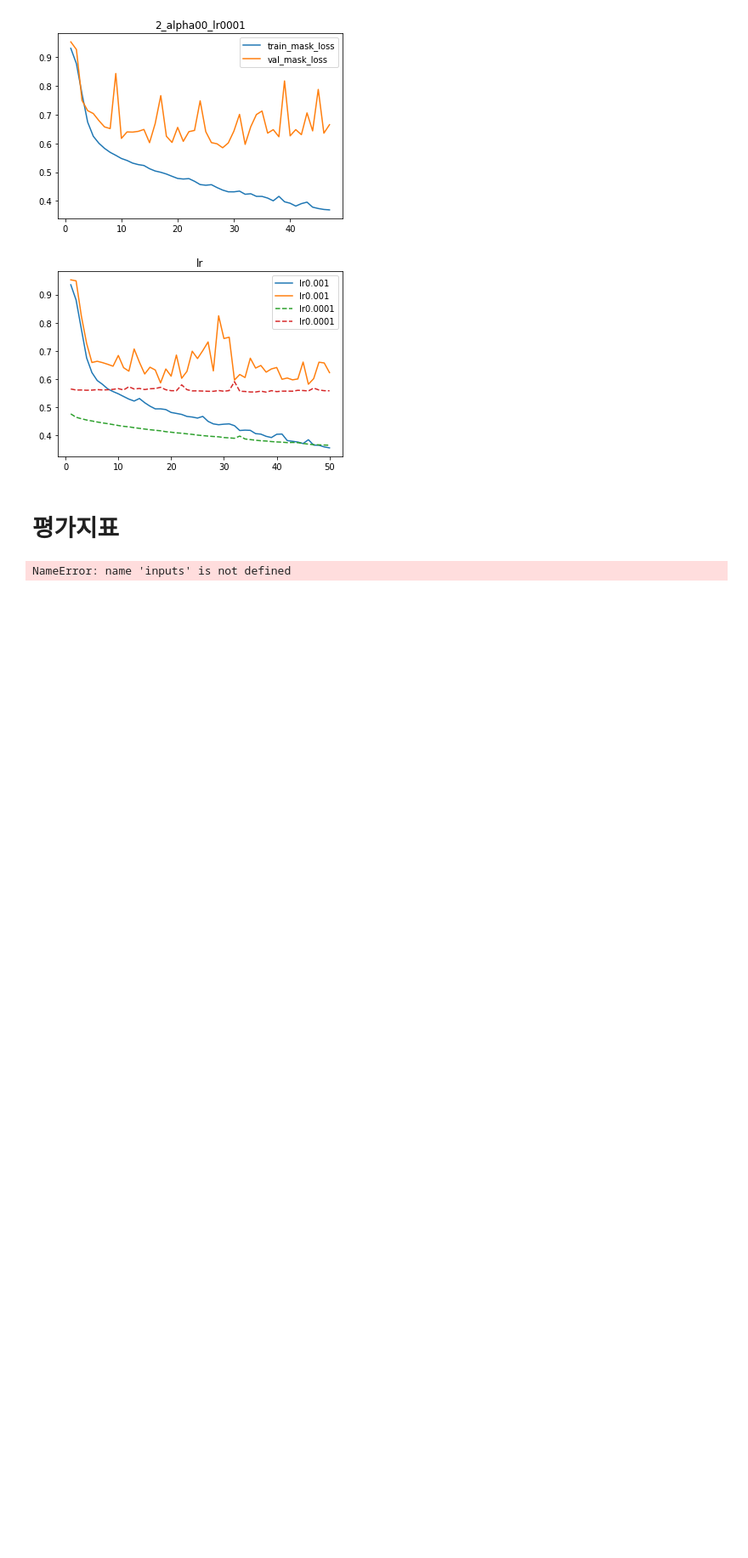
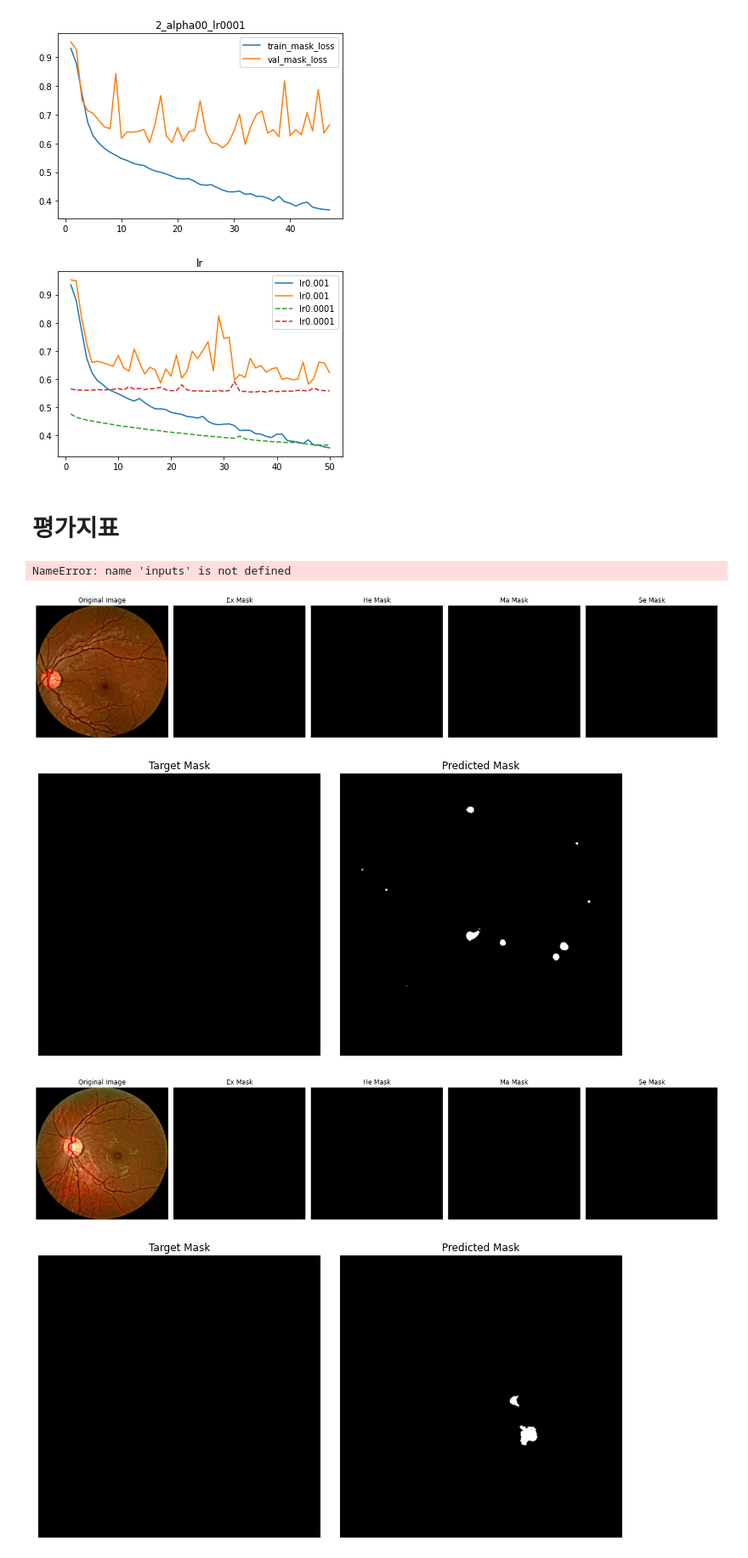
Before and after one commit to ktm379/DR-GeuAl, a Jupyter notebook: code/train_tk.ipynb, the cells around one changed output. Shown: that part at 85% size. Cells and saved outputs as stored; diff of their text form; code cells hidden in the pictures; blank space fills up the shorter version.

```diff
--- a/code/train_tk.ipynb
+++ b/code/train_tk.ipynb
@@ -160,0 +164,11 @@ NameError: name 'inputs' is not defined
+# %%
+from Evaluation_test import visualize_segmentation_results
+
+image_filenames = ["0381_1.png", "0311_1.png", "1134_1.png", "1181_3.png"]
+model_path = "../models/one_mask/withoutCLAHE_withRecons_alpha01_lr00001_3channel/26"
+visualize_segmentation_results(image_filenames, model_path)
+# %% [output]
+[figure, added]
+[figure, added]
+[figure, added]
+[figure, added]
```
Also changed, not shown: parts of 2 cells of this notebook, 3 other files.
